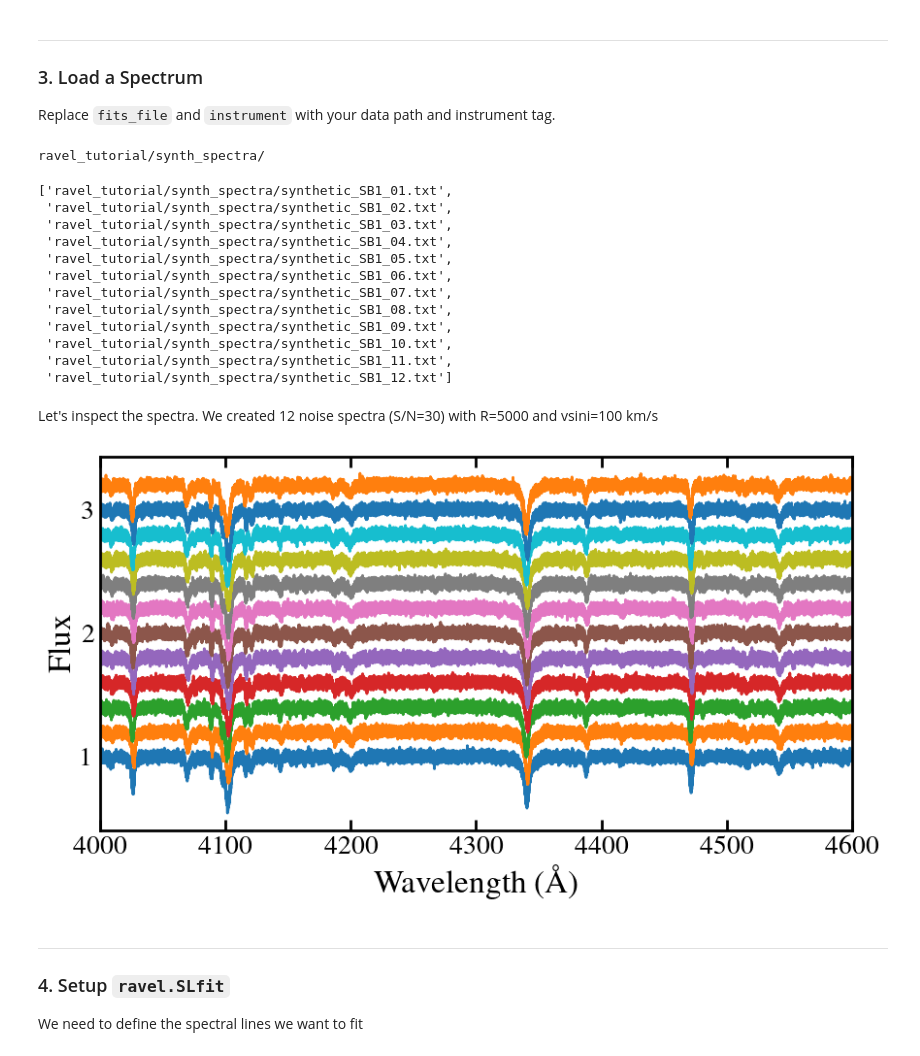
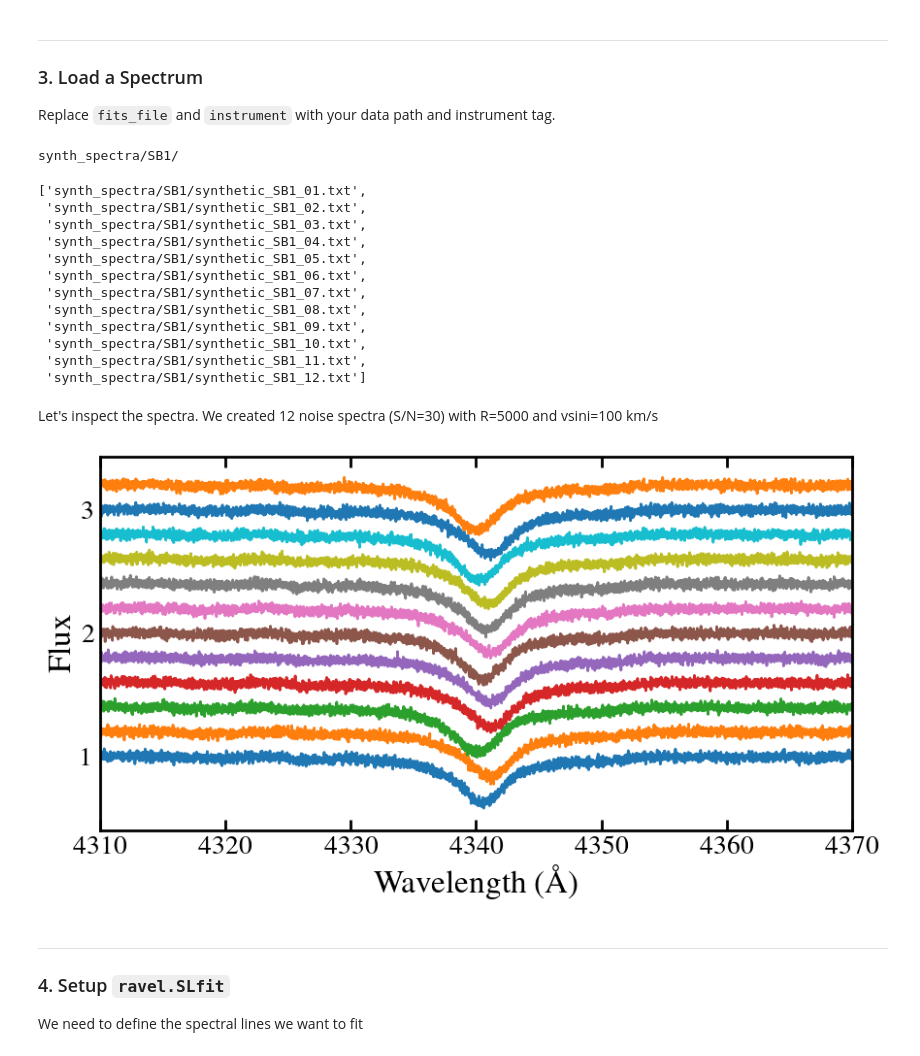
Before and after one commit to jvillasr/MINATO, a Jupyter notebook: minato/tutorials/ravel_tutorial/ravel_SB1_rvs.ipynb, the cells around one changed output. Saved outputs shown, nothing was run; the diff lists cells and outputs as text; code cells hidden in the pictures.

```diff
--- a/minato/tutorials/ravel_tutorial/ravel_SB1_rvs.ipynb
+++ b/minato/tutorials/ravel_tutorial/ravel_SB1_rvs.ipynb
@@ -38,10 +39,10 @@ importlib.reload(ravel)
 
 Replace `fits_file` and `instrument` with your data path and instrument tag.
 # %%
-data_path = 'ravel_tutorial/synth_spectra/'
+data_path = 'synth_spectra/SB1/'
 spec_files = sorted(glob(data_path+'*SB1*'))
 # spec_files = [x.replace(data_path, '') for x in spec_files]
-results_path = 'ravel_tutorial/SB1/'
+results_path = 'SB1/'
 # Read wavelength and flux
 # wave, flux = read_fits(fits_file)
 
@@ -50,35 +51,36 @@ results_path = 'ravel_tutorial/SB1/'
 print(data_path)
 spec_files
 # %% [output]
-ravel_tutorial/synth_spectra/
+synth_spectra/SB1/
-['ravel_tutorial/synth_spectra/synthetic_SB1_01.txt',
- 'ravel_tutorial/synth_spectra/synthetic_SB1_02.txt',
- 'ravel_tutorial/synth_spectra/synthetic_SB1_03.txt',
- 'ravel_tutorial/synth_spectra/synthetic_SB1_04.txt',
- 'ravel_tutorial/synth_spectra/synthetic_SB1_05.txt',
- 'ravel_tutorial/synth_spectra/synthetic_SB1_06.txt',
- 'ravel_tutorial/synth_spectra/synthetic_SB1_07.txt',
- 'ravel_tutorial/synth_spectra/synthetic_SB1_08.txt',
- 'ravel_tutorial/synth_spectra/synthetic_SB1_09.txt',
- 'ravel_tutorial/synth_spectra/synthetic_SB1_10.txt',
- 'ravel_tutorial/synth_spectra/synthetic_SB1_11.txt',
- 'ravel_tutorial/synth_spectra/synthetic_SB1_12.txt']
+['synth_spectra/SB1/synthetic_SB1_01.txt',
+ 'synth_spectra/SB1/synthetic_SB1_02.txt',
+ 'synth_spectra/SB1/synthetic_SB1_03.txt',
+ 'synth_spectra/SB1/synthetic_SB1_04.txt',
+ 'synth_spectra/SB1/synthetic_SB1_05.txt',
+ 'synth_spectra/SB1/synthetic_SB1_06.txt',
+ 'synth_spectra/SB1/synthetic_SB1_07.txt',
+ 'synth_spectra/SB1/synthetic_SB1_08.txt',
+ 'synth_spectra/SB1/synthetic_SB1_09.txt',
+ 'synth_spectra/SB1/synthetic_SB1_10.txt',
+ 'synth_spectra/SB1/synthetic_SB1_11.txt',
+ 'synth_spectra/SB1/synthetic_SB1_12.txt']
 # %% [markdown]
 Let's inspect the spectra. We created 12 noise spectra (S/N=30) with R=5000 and vsini=100 km/s
 # %%
 # Read the spectrum
 wavelengths, fluxes, f_errors, names, jds = ravel.read_spectra(spec_files, data_path, file_type='txt')
 
 fig, ax = plt.subplots(figsize=(10, 5))
 for i, (wave, flux) in enumerate(zip(wavelengths, fluxes)):
     ax.plot(wave, flux + i*0.2, '-', lw=2)
 ax.set_xlabel('Wavelength (Å)')
 ax.set_ylabel('Flux')
-ax.set_xlim(4000, 4600)
+# ax.set_xlim(4000, 4600)
+ax.set_xlim(4310, 4370)
 plt.show()
 plt.close()
 # %% [output]
-[figure, old version]
+[figure, new version]
 # %% [markdown]
 ---
 
```
Also changed, not shown: parts of 8 cells of this notebook, 55 other files.
